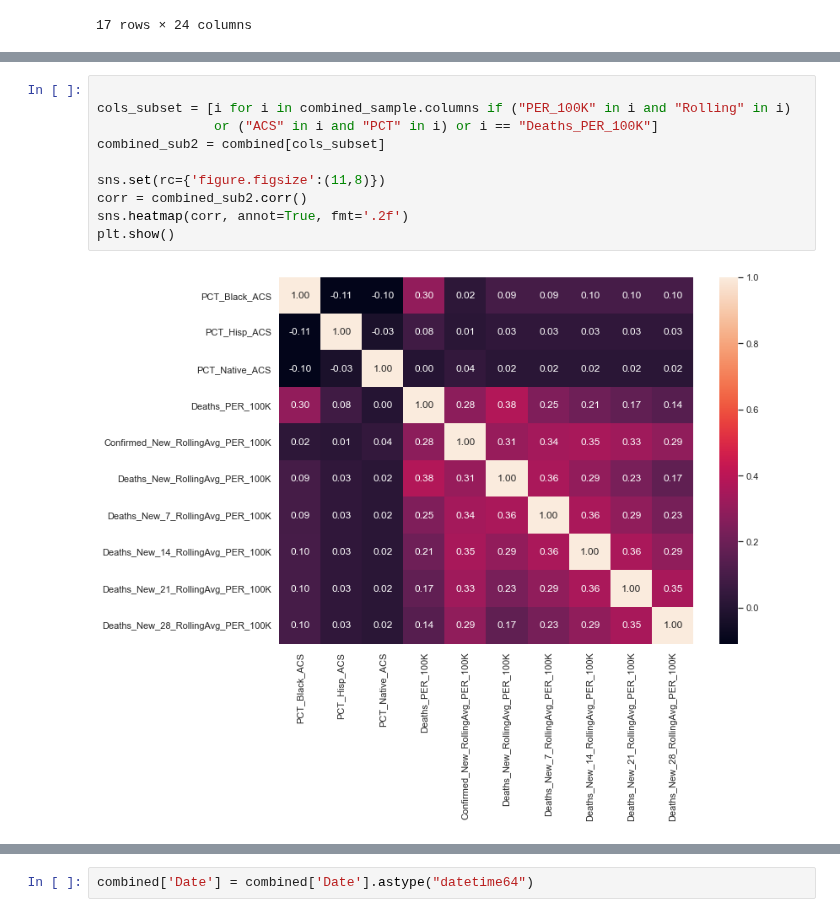
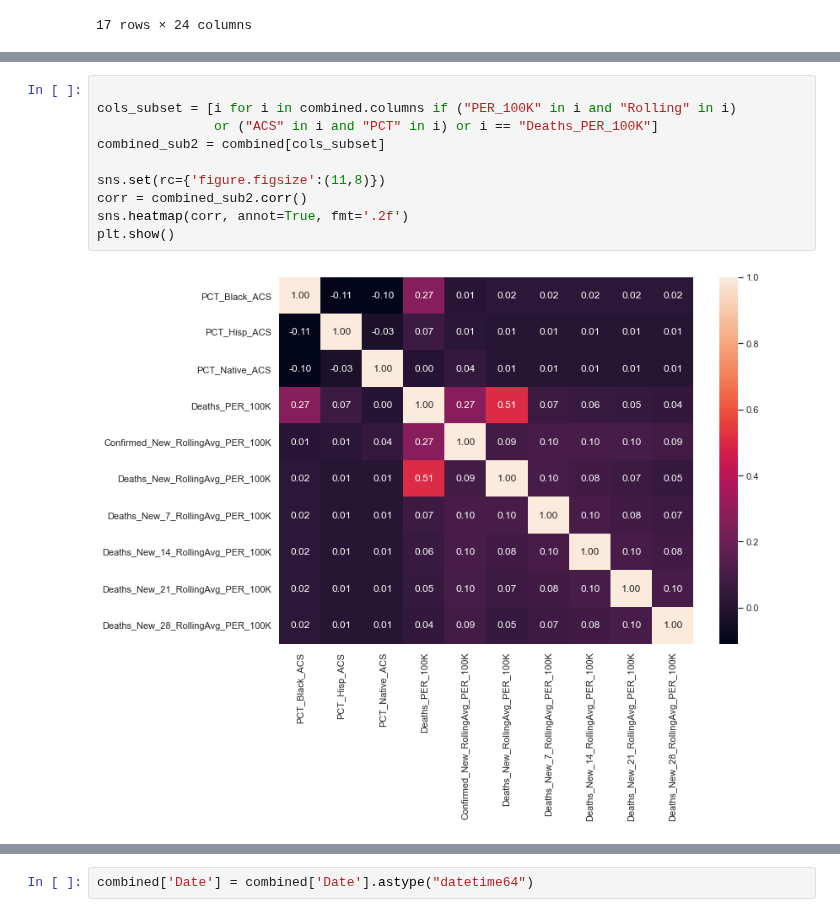
Before and after one commit to pballent/hia-covid, a Jupyter notebook: hia_covid_python_exploration/Combined_Data_Exploration.ipynb, the cells around one changed output, grey strips where cells are left out. Saved outputs shown, nothing was run; the diff lists cells and outputs as text.

```diff
--- a/hia_covid_python_exploration/Combined_Data_Exploration.ipynb
+++ b/hia_covid_python_exploration/Combined_Data_Exploration.ipynb
@@ -45,14 +45,14 @@ sns.displot(combined.Date, height=4, aspect=2.6)
 # %%
 
-cols_subset = [i for i in combined_sample.columns if ("PER_100K" in i and "Rolling" in i)
+cols_subset = [i for i in combined.columns if ("PER_100K" in i and "Rolling" in i)
                or ("ACS" in i and "PCT" in i) or i == "Deaths_PER_100K"]
 combined_sub2 = combined[cols_subset]
 
 sns.set(rc={'figure.figsize':(11,8)})
 corr = combined_sub2.corr()
 sns.heatmap(corr, annot=True, fmt='.2f')
 plt.show()
 # %% [output]
-[figure, old version]
+[figure, new version]
 # %%
 
```
Also changed, not shown: parts of 21 cells of this notebook, 2 other files.
